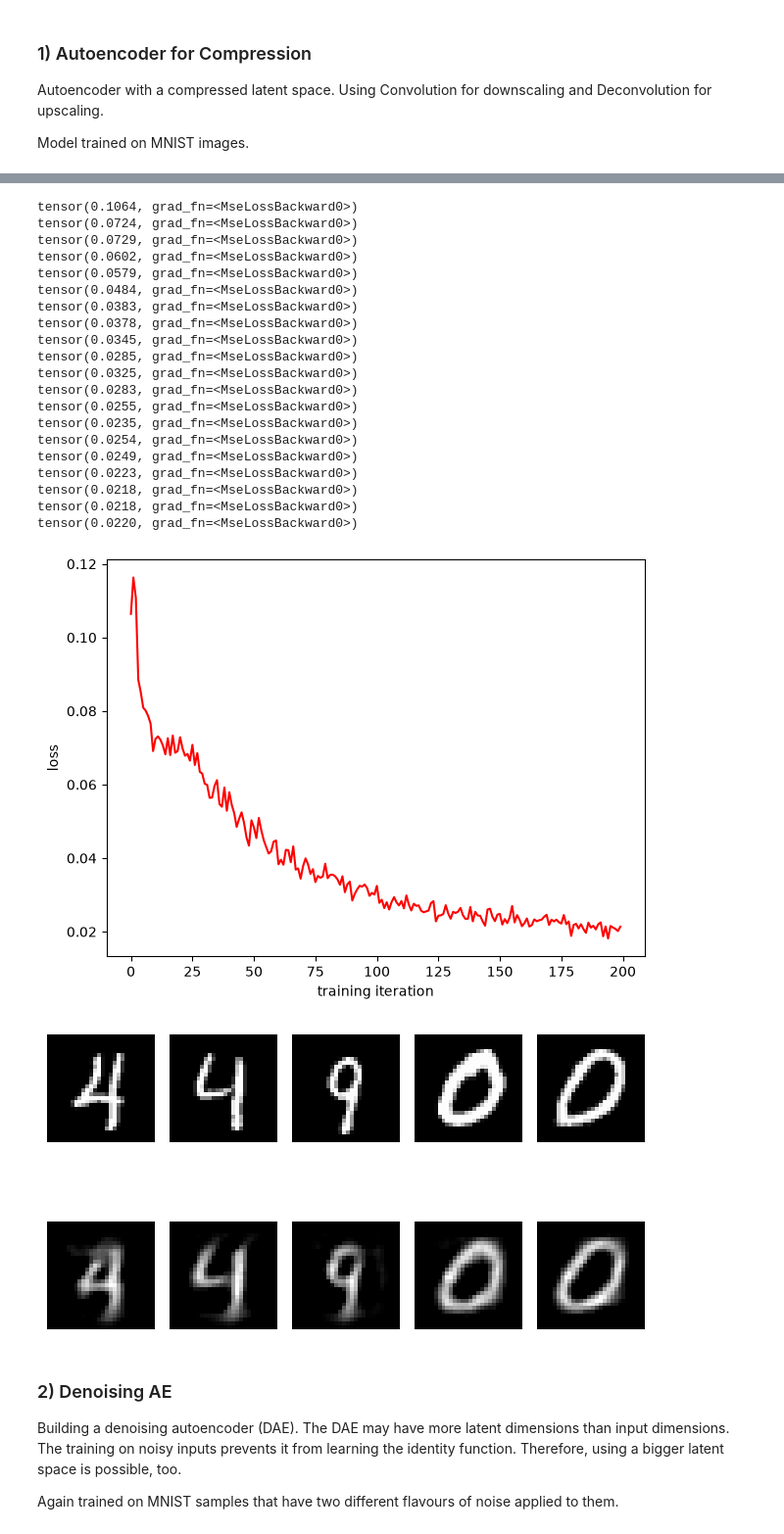
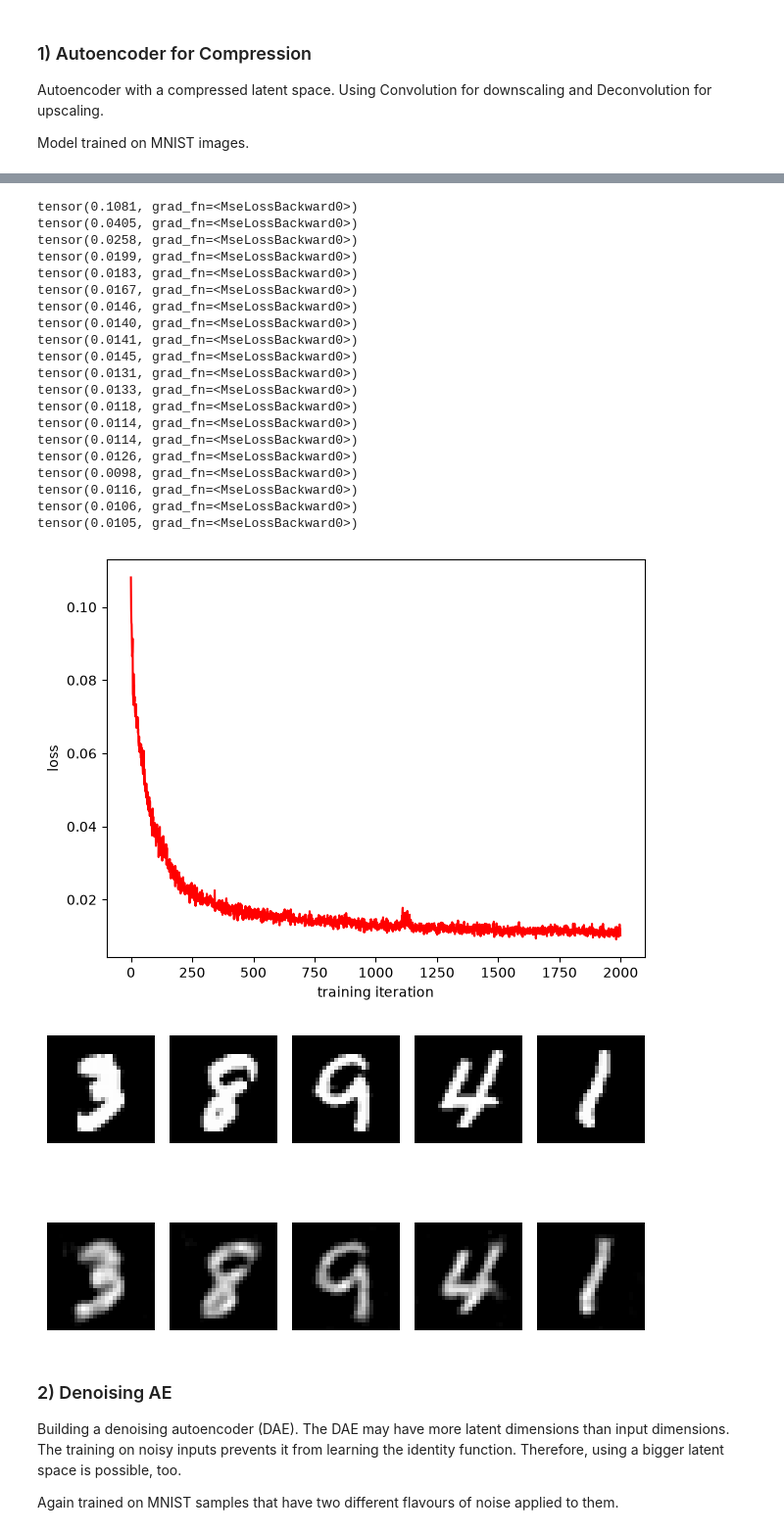
Before and after one commit to DMHamann/machine_learning_algorithms, a Jupyter notebook: autoencoder/autoencoder.ipynb, the cells around one changed output, grey strips where cells are left out. Shown at 98% size. Drawn from its saved outputs; the diff is of its cells as text; code cells hidden in the pictures.

```diff
--- a/autoencoder/autoencoder.ipynb
+++ b/autoencoder/autoencoder.ipynb
@@ -71,7 +76,7 @@ encoder = Encoder(8, 16, 6)
 decoder = Decoder(6, 16, 8, 1)
 
 train_dataloader = DataLoader(training_data, batch_size=64, shuffle=True)
-batch_nr = 200
+batch_nr = 2000
 loss_function = nn.MSELoss()
 optimiser = optim.Adam(list(encoder.parameters()) + list(decoder.parameters()),lr = 0.001)
 loss_list = []
@@ -85,56 +90,56 @@ for j in range(batch_nr):
     loss_list.append(loss.detach())
     loss.backward()
     optimiser.step()
-    if j %10 == 0:
+    if j %100 == 0:
         print(loss)
 
 # Plot Loss
 x_vals = np.arange(len(loss_list))
 plt.plot(x_vals, loss_list, 'r')
 plt.xlabel('training iteration')
 plt.ylabel('loss')
 plt.tight_layout()
 plt.show()
 
 # Plot pictures
 train_dataloader_plot = DataLoader(training_data, batch_size=5, shuffle=True)
 train_features_plot, _ = next(iter(train_dataloader_plot))
 for idx in range(5):
     plt.subplot(2, 5, idx + 1)
     plt.imshow(train_features_plot[idx].numpy()[0], cmap='gray')
     plt.axis('off')
 
 for idx in range(5):
     plt.subplot(2,5, 5+idx + 1)
     z = encoder(train_features_plot)
     recon = decoder(z)
     plt.imshow(recon.detach().numpy()[idx][0], cmap="gray")
     plt.axis('off')
 plt.tight_layout()
 plt.show()
 # %% [output]
-tensor(0.1064, grad_fn=<MseLossBackward0>)
-tensor(0.0724, grad_fn=<MseLossBackward0>)
-tensor(0.0729, grad_fn=<MseLossBackward0>)
-tensor(0.0602, grad_fn=<MseLossBackward0>)
-tensor(0.0579, grad_fn=<MseLossBackward0>)
-tensor(0.0484, grad_fn=<MseLossBackward0>)
-tensor(0.0383, grad_fn=<MseLossBackward0>)
-tensor(0.0378, grad_fn=<MseLossBackward0>)
-tensor(0.0345, grad_fn=<MseLossBackward0>)
-tensor(0.0285, grad_fn=<MseLossBackward0>)
-tensor(0.0325, grad_fn=<MseLossBackward0>)
-tensor(0.0283, grad_fn=<MseLossBackward0>)
-tensor(0.0255, grad_fn=<MseLossBackward0>)
-tensor(0.0235, grad_fn=<MseLossBackward0>)
-tensor(0.0254, grad_fn=<MseLossBackward0>)
-tensor(0.0249, grad_fn=<MseLossBackward0>)
-tensor(0.0223, grad_fn=<MseLossBackward0>)
-tensor(0.0218, grad_fn=<MseLossBackward0>)
-tensor(0.0218, grad_fn=<MseLossBackward0>)
-tensor(0.0220, grad_fn=<MseLossBackward0>)
+tensor(0.1081, grad_fn=<MseLossBackward0>)
+tensor(0.0405, grad_fn=<MseLossBackward0>)
+tensor(0.0258, grad_fn=<MseLossBackward0>)
+tensor(0.0199, grad_fn=<MseLossBackward0>)
+tensor(0.0183, grad_fn=<MseLossBackward0>)
+tensor(0.0167, grad_fn=<MseLossBackward0>)
+tensor(0.0146, grad_fn=<MseLossBackward0>)
+tensor(0.0140, grad_fn=<MseLossBackward0>)
+tensor(0.0141, grad_fn=<MseLossBackward0>)
+tensor(0.0145, grad_fn=<MseLossBackward0>)
+tensor(0.0131, grad_fn=<MseLossBackward0>)
+tensor(0.0133, grad_fn=<MseLossBackward0>)
+tensor(0.0118, grad_fn=<MseLossBackward0>)
+tensor(0.0114, grad_fn=<MseLossBackward0>)
+tensor(0.0114, grad_fn=<MseLossBackward0>)
+tensor(0.0126, grad_fn=<MseLossBackward0>)
+tensor(0.0098, grad_fn=<MseLossBackward0>)
+tensor(0.0116, grad_fn=<MseLossBackward0>)
+tensor(0.0106, grad_fn=<MseLossBackward0>)
+tensor(0.0105, grad_fn=<MseLossBackward0>)
-[figure, old version]
+[figure, new version]
-[figure, old version]
+[figure, new version]
 # %% [markdown]
 ### 2) Denoising AE
 
```
Also changed, not shown: parts of 3 cells of this notebook, 12 other files.
